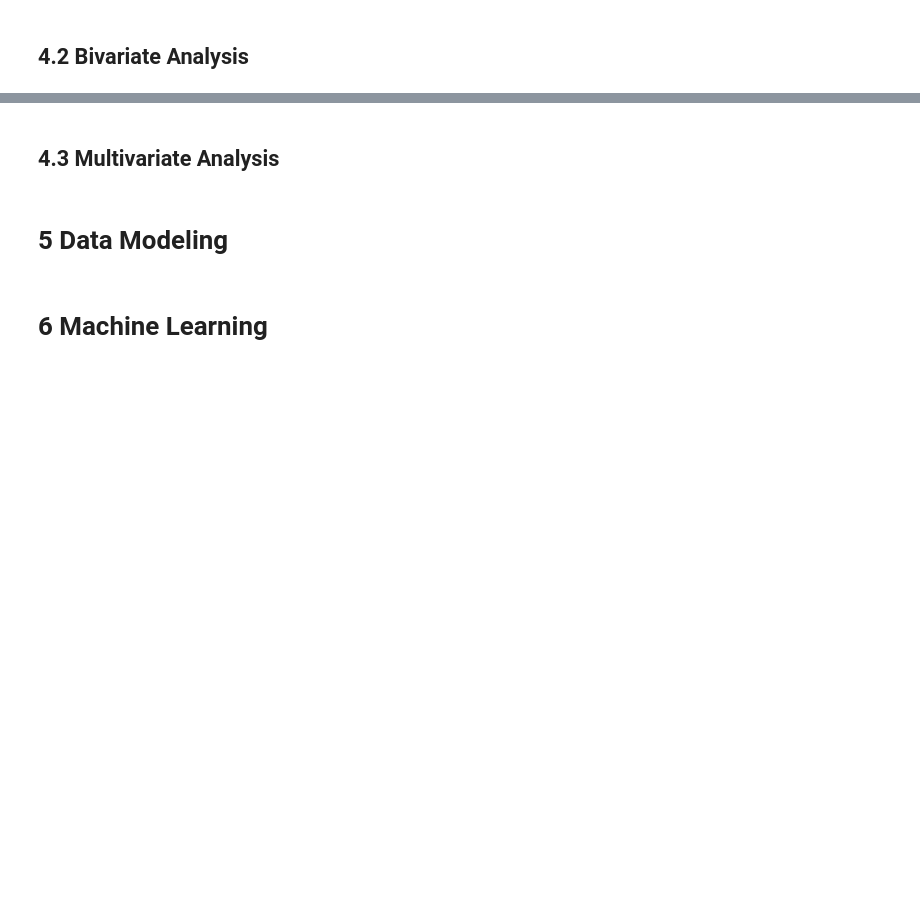
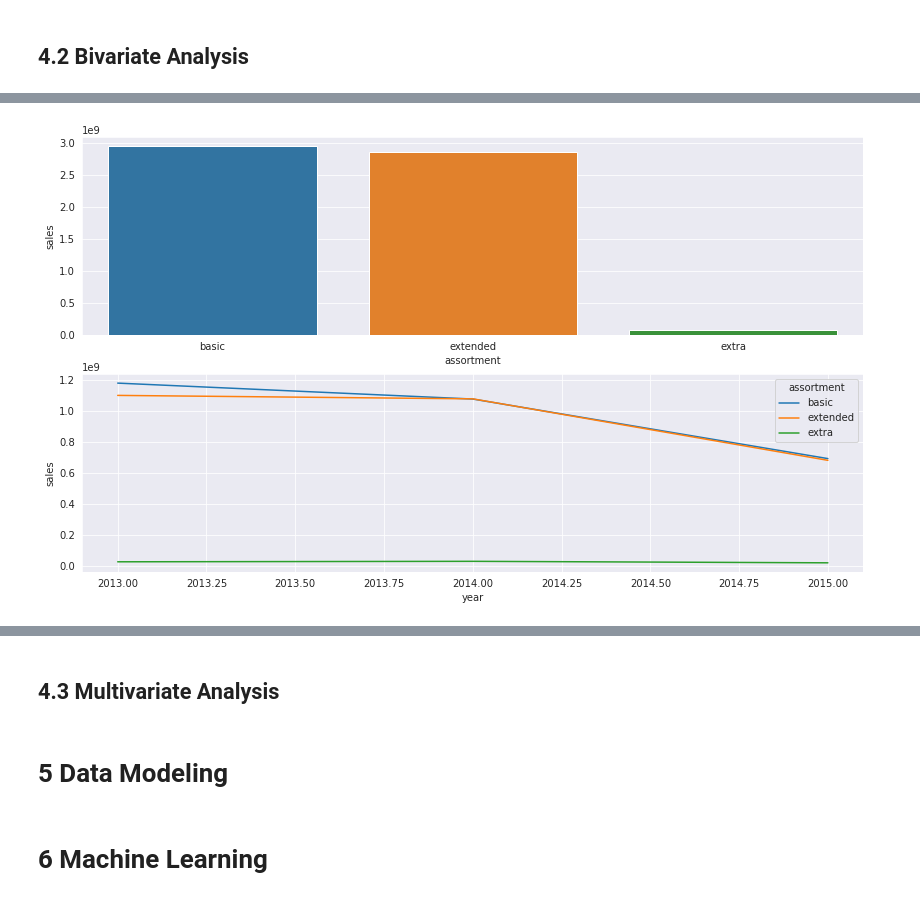
Before and after one commit to MarcosRMG/comunidade_ds_projetos, a Jupyter notebook: notebooks/Previsão de Vendas.ipynb, the cells around one changed output, grey strips where cells are left out. Drawn from its saved outputs; the diff is of its cells as text; code cells hidden in the pictures; blank space fills up the shorter version.

```diff
--- a/notebooks/Previsão de Vendas.ipynb
+++ b/notebooks/Previsão de Vendas.ipynb
@@ -410,0 +453,10 @@ df4 = df3.copy()
+# %%
+plt.subplot(2, 1, 1)
+aux1 = df2[['assortment', 'sales']].groupby('assortment').sum().reset_index()
+sns.barplot(x='assortment', y='sales', data=aux1)
+
+plt.subplot(2, 1, 2)
+aux2 = df2[['assortment', 'year', 'sales']].groupby(['assortment', 'year']).sum().reset_index()
+sns.lineplot(x='year', y='sales', hue='assortment', data=aux2);
+# %% [output]
+[figure, added]
```
Also changed, not shown: parts of 27 cells of this notebook.
